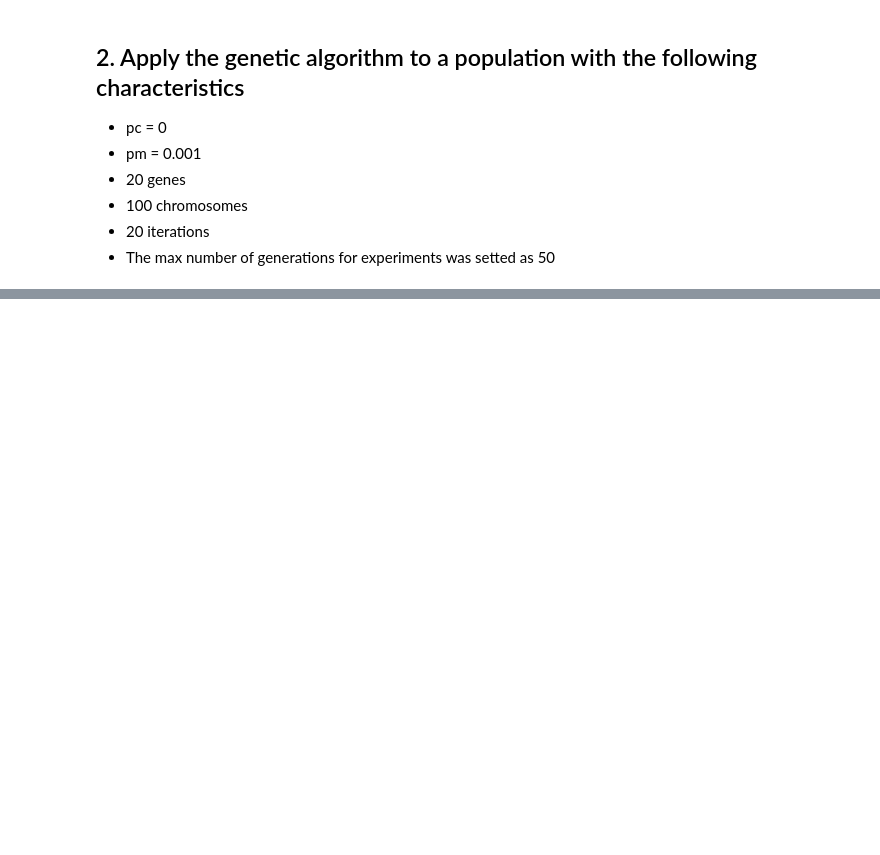
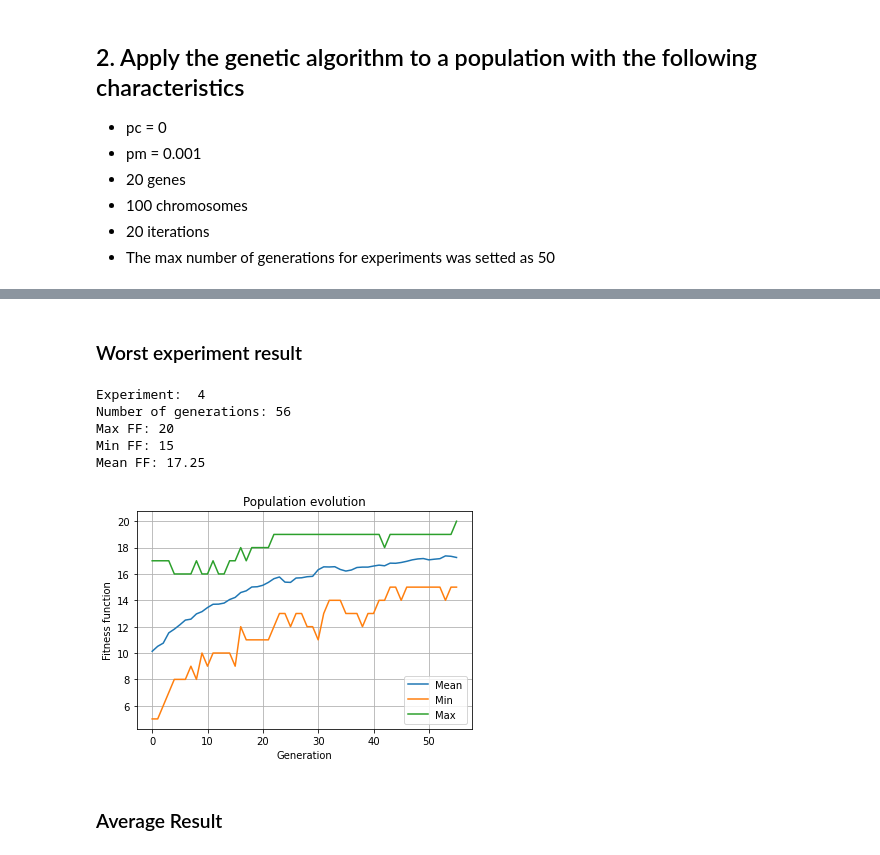
Before and after one commit to DussanFreire/Genetic-Algorithm, a Jupyter notebook: Experiments.ipynb, the cells around one changed output, grey strips where cells are left out. Cells and saved outputs as stored; diff of their text form; code cells hidden in the pictures; blank space fills up the shorter version.

```diff
--- a/Experiments.ipynb
+++ b/Experiments.ipynb
@@ -131,0 +141,13 @@ for report in p_2.run_experiment():
+# %% [markdown]
+### Worst experiment result
+# %%
+display_worst_experiment(reports_3)
+# %% [output]
+Experiment:  4
+Number of generations: 56
+Max FF: 20
+Min FF: 15
+Mean FF: 17.25
+[figure, added]
+# %% [markdown]
+### Average Result
```
Also changed, not shown: parts of 81 cells of this notebook, 2 other files.
